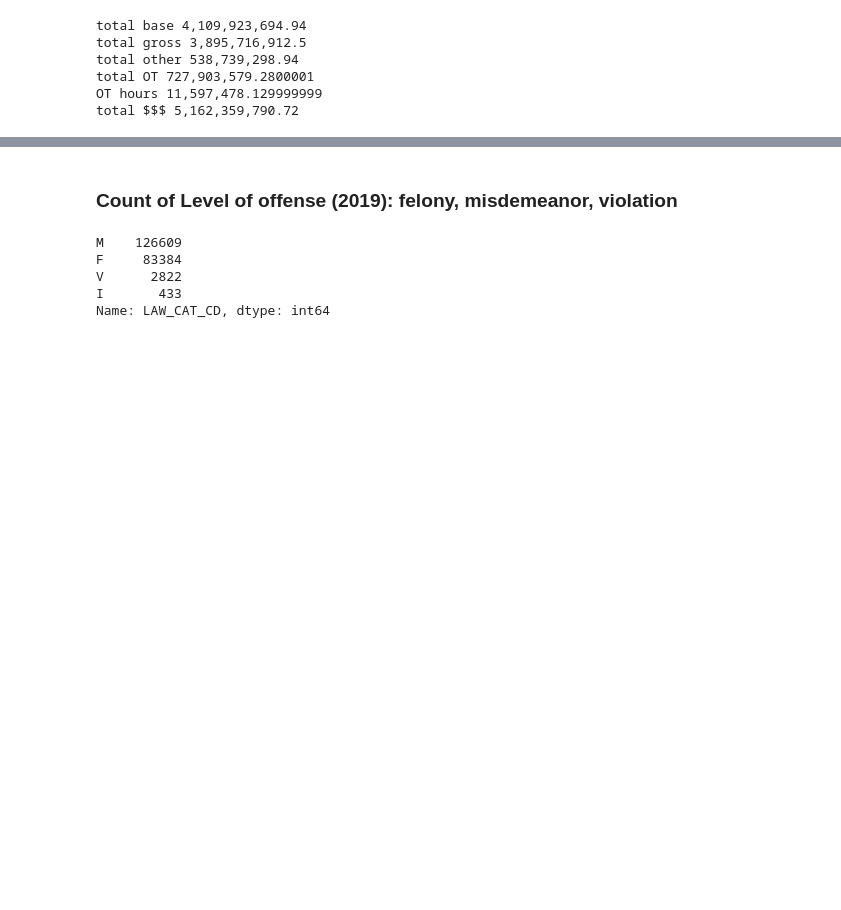
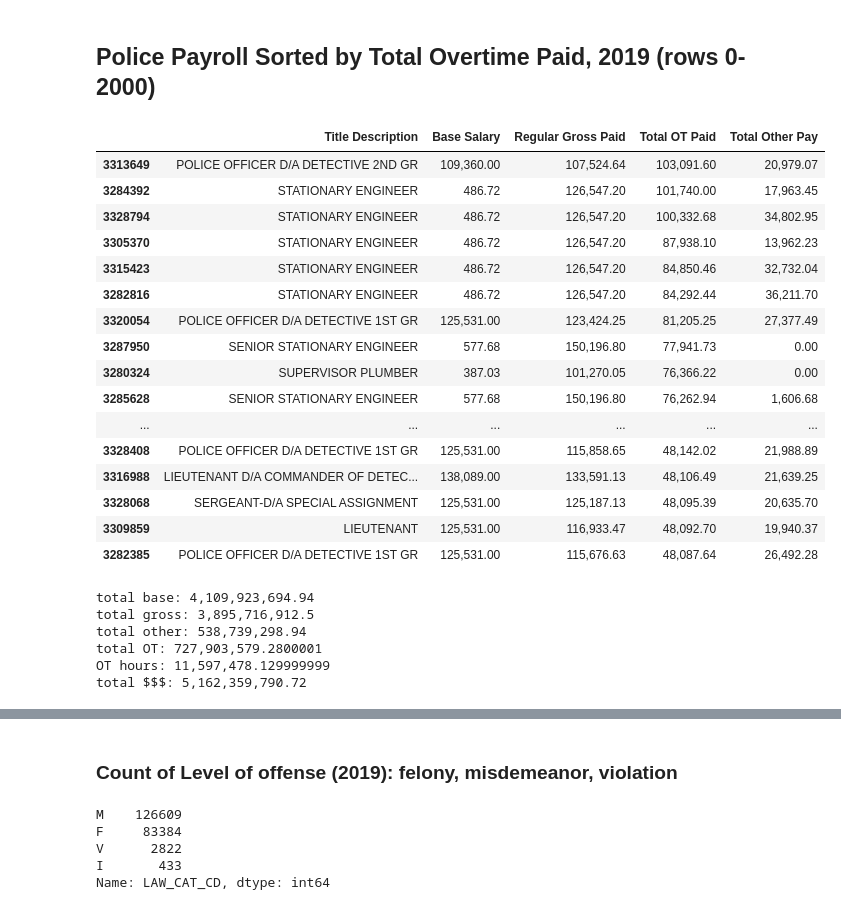
Before and after one commit to antiboredom/notes-on-police-funding, a Jupyter notebook: Exploration.ipynb, the cells around one changed output, grey strips where cells are left out. Saved outputs shown, nothing was run; the diff lists cells and outputs as text; code cells hidden in the pictures; blank space fills up the shorter version.

```diff
--- a/Exploration.ipynb
+++ b/Exploration.ipynb
@@ -1,6 +1,10 @@
 # %%
 import pandas as pd
 import numpy as np
+from IPython.core.display import display, HTML
+
+pd.set_option('display.max_rows', None)
+pd.set_option('display.float_format', '{:,.2f}'.format)
 # %%
 data_dir = "data/"
 # %%
@@ -75,20 +69,42 @@ cop_payroll.head()
+# %% [markdown]
+## Police Payroll Sorted by Total Overtime Paid, 2019 (rows 0-2000)
+# %%
+cop_payroll[['Title Description', 'Base Salary', 'Regular Gross Paid', 'Total OT Paid', 'Total Other Pay']].sort_values(by="Total OT Paid", ascending=False)[0:2000]
+# %% [output]
+|  | Title Description | Base Salary | Regular Gross Paid | Total OT Paid | Total Other Pay |
+| 3313649 | POLICE OFFICER D/A DETECTIVE 2ND GR | 109,360.00 | 107,524.64 | 103,091.60 | 20,979.07 |
+| 3284392 | STATIONARY ENGINEER | 486.72 | 126,547.20 | 101,740.00 | 17,963.45 |
+| 3328794 | STATIONARY ENGINEER | 486.72 | 126,547.20 | 100,332.68 | 34,802.95 |
+| 3305370 | STATIONARY ENGINEER | 486.72 | 126,547.20 | 87,938.10 | 13,962.23 |
+| 3315423 | STATIONARY ENGINEER | 486.72 | 126,547.20 | 84,850.46 | 32,732.04 |
+| 3282816 | STATIONARY ENGINEER | 486.72 | 126,547.20 | 84,292.44 | 36,211.70 |
+| 3320054 | POLICE OFFICER D/A DETECTIVE 1ST GR | 125,531.00 | 123,424.25 | 81,205.25 | 27,377.49 |
+| 3287950 | SENIOR STATIONARY ENGINEER | 577.68 | 150,196.80 | 77,941.73 | 0.00 |
+| 3280324 | SUPERVISOR PLUMBER | 387.03 | 101,270.05 | 76,366.22 | 0.00 |
+| 3285628 | SENIOR STATIONARY ENGINEER | 577.68 | 150,196.80 | 76,262.94 | 1,606.68 |
+| ... | ... | ... | ... | ... | ... |
+| 3328408 | POLICE OFFICER D/A DETECTIVE 1ST GR | 125,531.00 | 115,858.65 | 48,142.02 | 21,988.89 |
+| 3316988 | LIEUTENANT D/A COMMANDER OF DETEC... | 138,089.00 | 133,591.13 | 48,106.49 | 21,639.25 |
+| 3328068 | SERGEANT-D/A SPECIAL ASSIGNMENT | 125,531.00 | 125,187.13 | 48,095.39 | 20,635.70 |
+| 3309859 | LIEUTENANT | 125,531.00 | 116,933.47 | 48,092.70 | 19,940.37 |
+| 3282385 | POLICE OFFICER D/A DETECTIVE 1ST GR | 125,531.00 | 115,676.63 | 48,087.64 | 26,492.28 |
 # %%
 total_dollars = cop_payroll["Regular Gross Paid"].sum() + cop_payroll["Total Other Pay"].sum() + cop_payroll["Total OT Paid"].sum()
 # total_dollars = cop_payroll["Base Salary"].sum() + cop_payroll["Total OT Paid"].sum()
 
-print("total base", f'{cop_payroll["Base Salary"].sum():,}')
-print("total gross", f'{cop_payroll["Regular Gross Paid"].sum():,}')
-print("total other", f'{cop_payroll["Total Other Pay"].sum():,}')
-print("total OT", f'{cop_payroll["Total OT Paid"].sum():,}')
-print("OT hours", f'{cop_payroll["OT Hours"].sum():,}')
-print("total $$$", f'{total_dollars:,}')
+print("total base:", f'{cop_payroll["Base Salary"].sum():,}')
+print("total gross:", f'{cop_payroll["Regular Gross Paid"].sum():,}')
+print("total other:", f'{cop_payroll["Total Other Pay"].sum():,}')
+print("total OT:", f'{cop_payroll["Total OT Paid"].sum():,}')
+print("OT hours:", f'{cop_payroll["OT Hours"].sum():,}')
+print("total $$$:", f'{total_dollars:,}')
 # %% [output]
-total base 4,109,923,694.94
-total gross 3,895,716,912.5
-total other 538,739,298.94
-total OT 727,903,579.2800001
-OT hours 11,597,478.129999999
-total $$$ 5,162,359,790.72
+total base: 4,109,923,694.94
+total gross: 3,895,716,912.5
+total other: 538,739,298.94
+total OT: 727,903,579.2800001
+OT hours: 11,597,478.129999999
+total $$$: 5,162,359,790.72
 # %%
 arrest_data = pd.read_csv("data/NYPD_Arrests_Data__Historic_.csv")
 # %%
```
Also changed, not shown: parts of 15 cells of this notebook.
